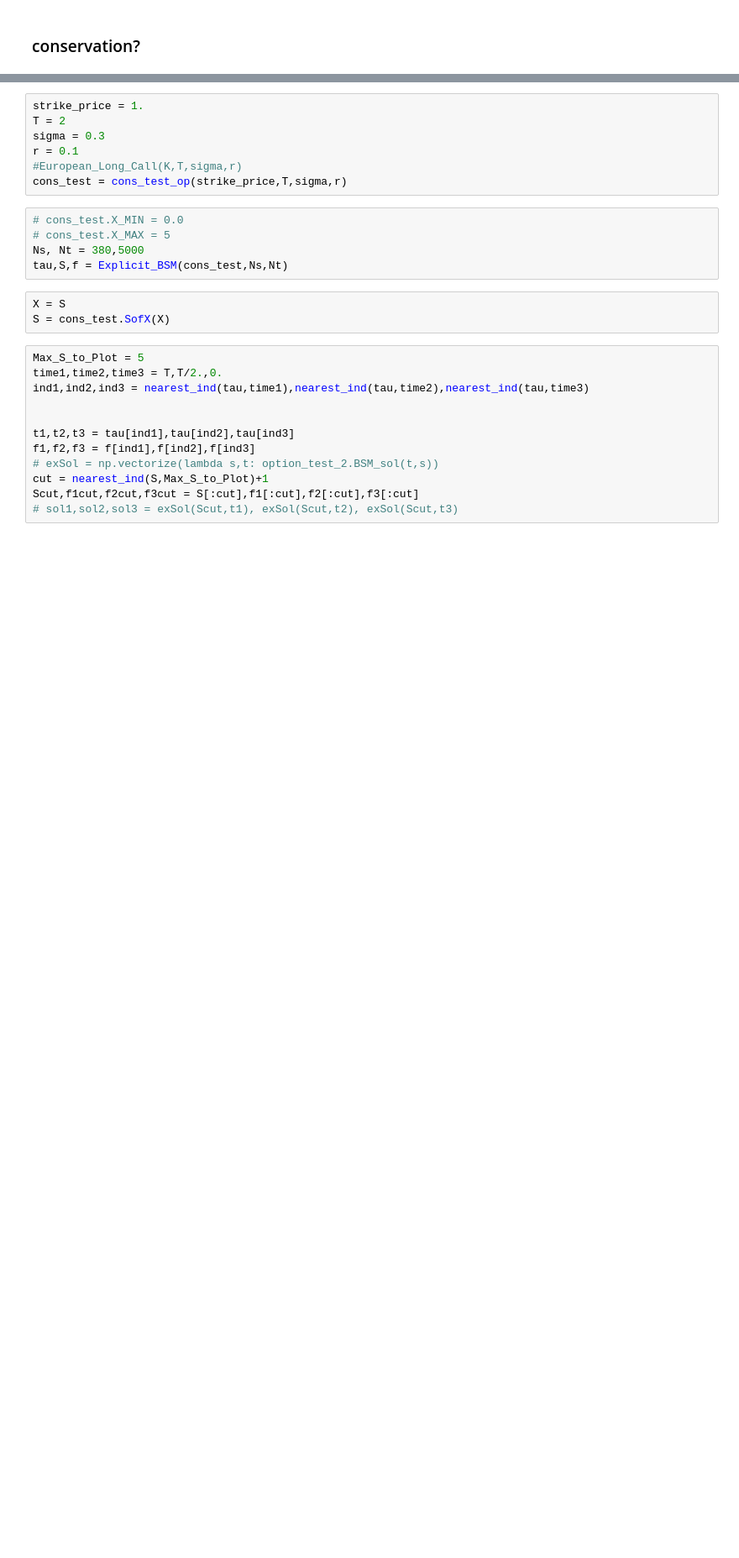
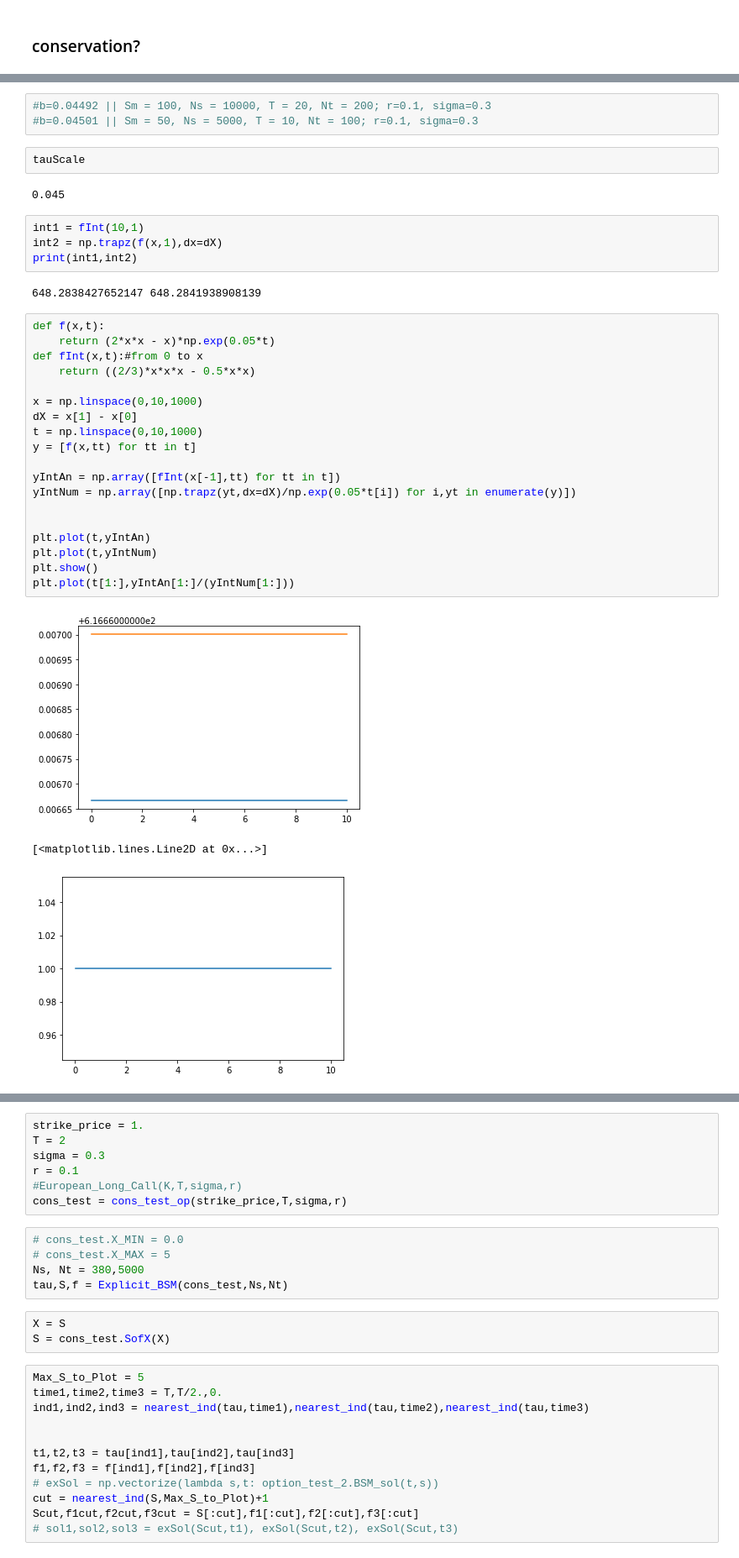
Before and after one commit to tdore738/Simple-Pricing, a Jupyter notebook: Black-Scholes-And_Friends/Linear_Black-Scholes-Merton.ipynb, the cells around one changed output, grey strips where cells are left out. Shown: that part at 84% size. Saved outputs shown, nothing was run; the diff lists cells and outputs as text; blank space fills up the shorter version.

```diff
--- a/Black-Scholes-And_Friends/Linear_Black-Scholes-Merton.ipynb
+++ b/Black-Scholes-And_Friends/Linear_Black-Scholes-Merton.ipynb
@@ -926,0 +1119,36 @@ for ax in fig.axes:
+# %%
+#b=0.04492 || Sm = 100, Ns = 10000, T = 20, Nt = 200; r=0.1, sigma=0.3
+#b=0.04501 || Sm = 50, Ns = 5000, T = 10, Nt = 100; r=0.1, sigma=0.3
+# %%
+tauScale
+# %% [output]
+0.045
+# %%
+int1 = fInt(10,1)
+int2 = np.trapz(f(x,1),dx=dX)
+print(int1,int2)
+# %% [output]
+648.2838427652147 648.2841938908139
+# %%
+def f(x,t):
+    return (2*x*x - x)*np.exp(0.05*t)
+def fInt(x,t):#from 0 to x
+    return ((2/3)*x*x*x - 0.5*x*x)
+
+x = np.linspace(0,10,1000)
+dX = x[1] - x[0]
+t = np.linspace(0,10,1000)
+y = [f(x,tt) for tt in t]
+
+yIntAn = np.array([fInt(x[-1],tt) for tt in t])
+yIntNum = np.array([np.trapz(yt,dx=dX)/np.exp(0.05*t[i]) for i,yt in enumerate(y)])
+
+
+plt.plot(t,yIntAn)
+plt.plot(t,yIntNum)
+plt.show()
+plt.plot(t[1:],yIntAn[1:]/(yIntNum[1:]))
+# %% [output]
+[figure, added]
+[<matplotlib.lines.Line2D at 0x...>]
+[figure, added]
```
Also changed, not shown: parts of 21 cells of this notebook.
